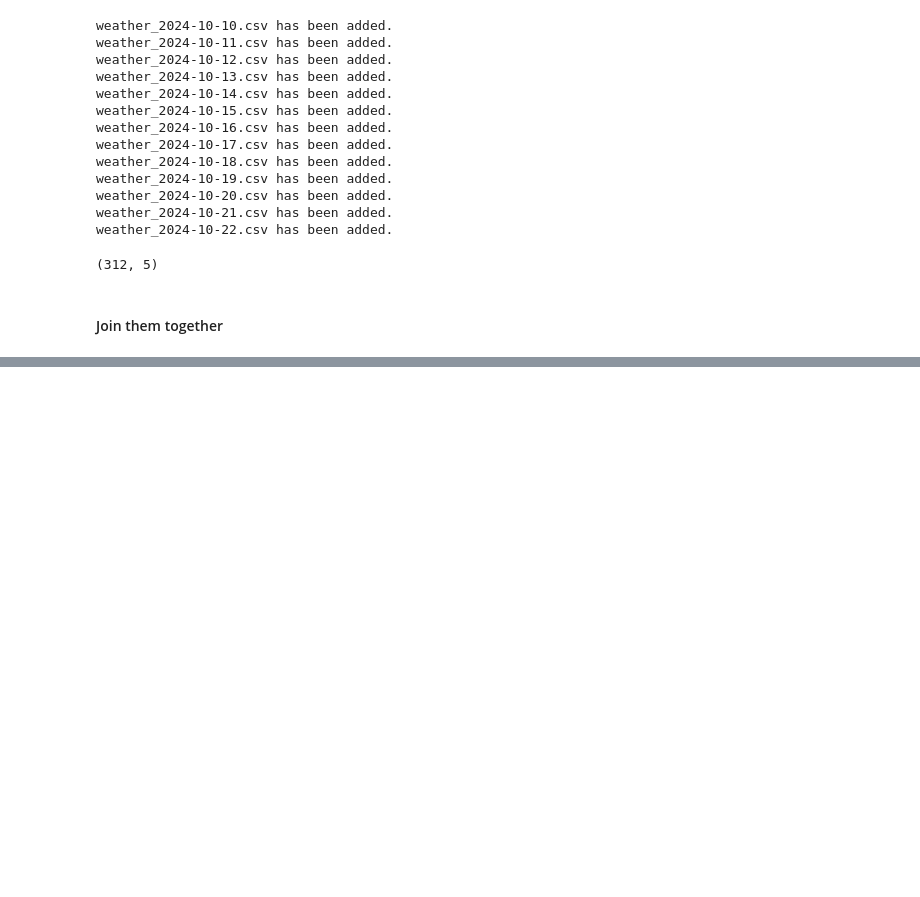
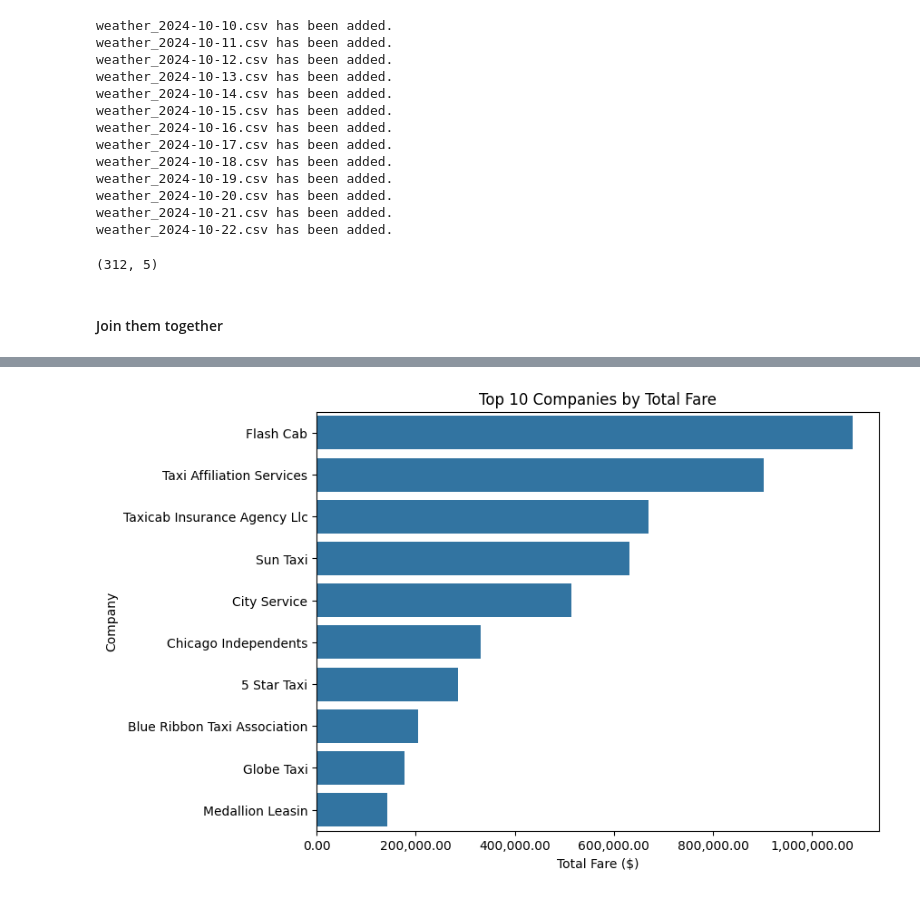
Before and after one commit to schlachtermartin/cubix_data_engineer_live, a Jupyter notebook: src/notebooks/08_local_visualisations.ipynb, the cells around one changed output, grey strips where cells are left out. Cells and saved outputs as stored; diff of their text form; code cells hidden in the pictures; blank space fills up the shorter version.

```diff
--- a/src/notebooks/08_local_visualisations.ipynb
+++ b/src/notebooks/08_local_visualisations.ipynb
@@ -157,0 +198,20 @@ trips_full.head()
+# %%
+# 3. - Top 10 Companies by Total Fare
+companies = (
+    trips_full.groupby('company')['fare']
+    .sum()
+    .round(2)
+    .sort_values(ascending=False)
+    .head(10)
+)
+
+plt.figure(figsize=(8, 6))
+sns.barplot(x=companies.values, y=companies.index, orient='h', errorbar=None)
+plt.title('Top 10 Companies by Total Fare')
+plt.xlabel('Total Fare ($)')
+plt.ylabel('Company')
+ax = plt.gca()
+ax.xaxis.set_major_formatter(ticker.FuncFormatter(lambda x, _: f'{x:,.2f}'))
+plt.show()
+# %% [output]
+[figure, added]
```
Also changed, not shown: parts of 9 cells of this notebook.
